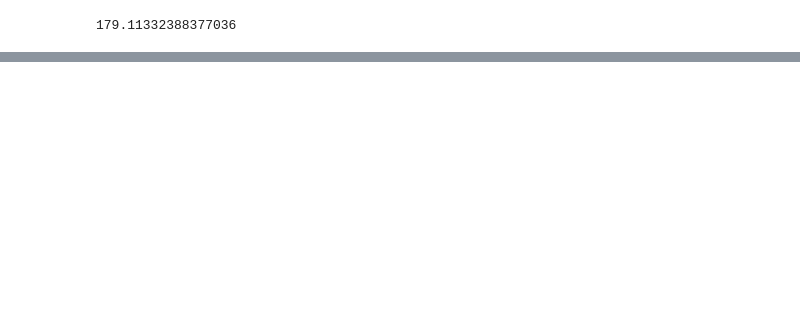
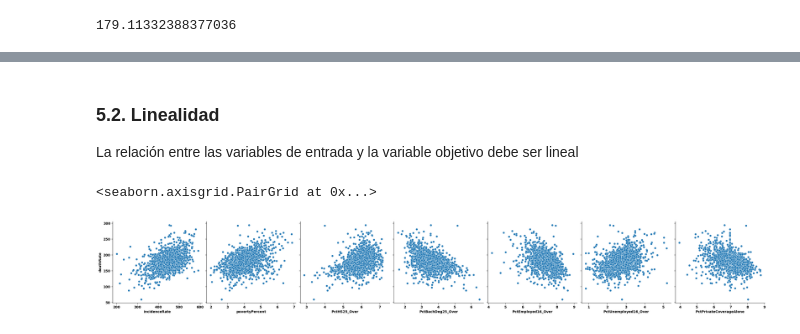
Before and after one commit to Granjis/Lab2-BI, a Jupyter notebook: Laboratorio 2 - Regresion.ipynb, the cells around one changed output, grey strips where cells are left out. Drawn from its saved outputs; the diff is of its cells as text; code cells hidden in the pictures; blank space fills up the shorter version.

```diff
--- a/Laboratorio 2 - Regresion.ipynb
+++ b/Laboratorio 2 - Regresion.ipynb
@@ -671,0 +693,8 @@ Test: 19.01391806873102
+# %% [markdown]
+### 5.2. Linealidad
+La relación entre las variables de entrada y la variable objetivo debe ser lineal
+# %%
+sns.pairplot(pd.concat([X_train, y_train], axis=1), height=4, y_vars="deathRate", x_vars=new_features, kind="scatter")
+# %% [output]
+<seaborn.axisgrid.PairGrid at 0x...>
+[figure, added]
```
Also changed, not shown: parts of 38 cells of this notebook, 1 other file.
